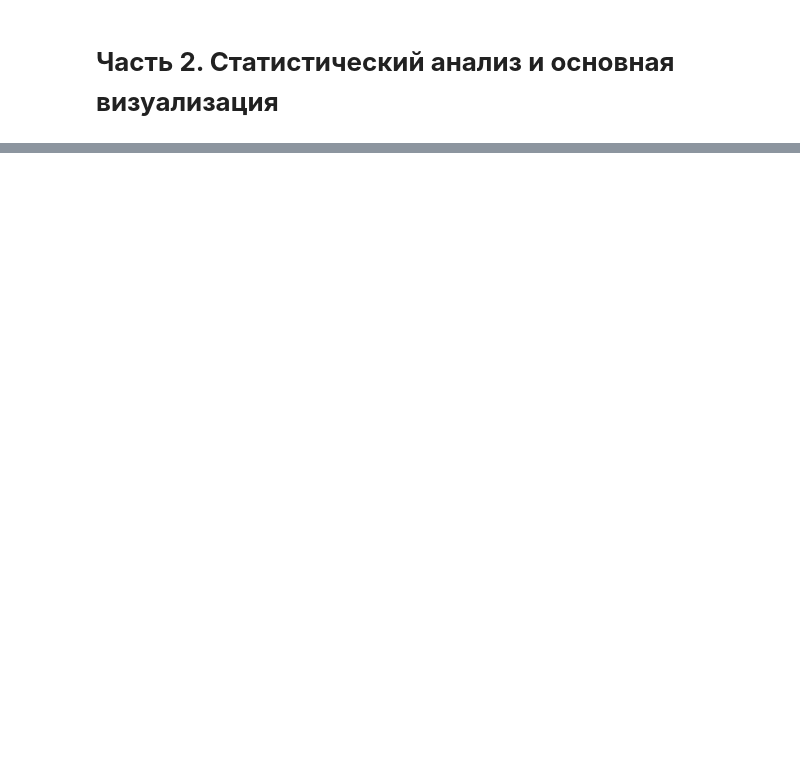
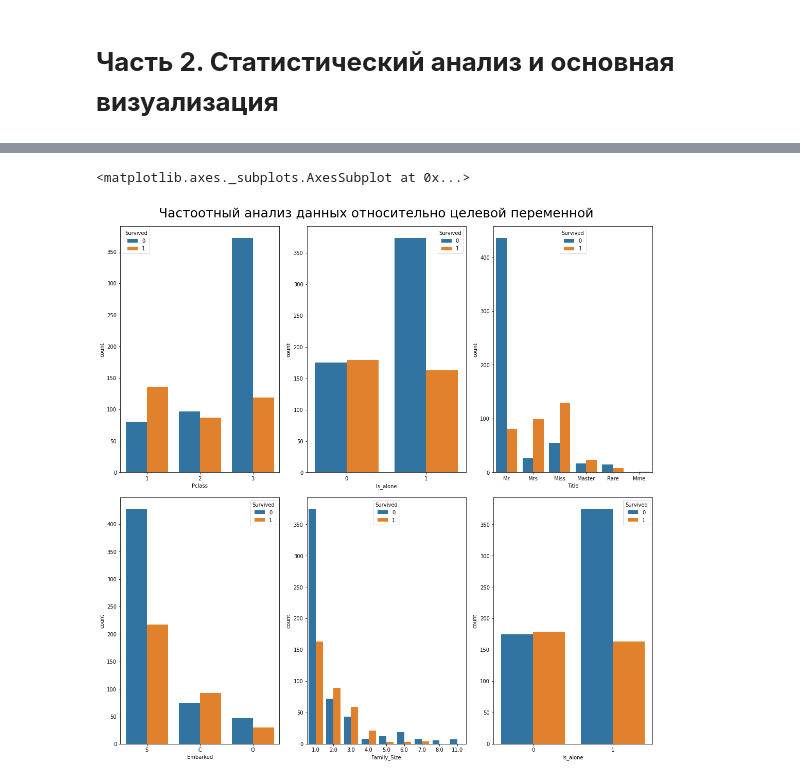
Before and after one commit to AlexeyProvorov/Other_projects, a Jupyter notebook: ML_DiKaprio_visual.ipynb, the cells around one changed output, grey strips where cells are left out. Cells and saved outputs as stored; diff of their text form; code cells hidden in the pictures; blank space fills up the shorter version.

```diff
--- a/ML_DiKaprio_visual.ipynb
+++ b/ML_DiKaprio_visual.ipynb
@@ -229,0 +664,15 @@ array([0, 1, 1, 1, 0, 0, 0, 0, 1, 1, 1, 1, 0, 0, 0, 1, 0, 1, 0, 1, 0, 1,
+# %%
+fig, ax = plt.subplots(2, 3, sharex=False, sharey=False,
+                       figsize=(15,15), constrained_layout=True)
+fig.suptitle('Частоотный анализ данных относительно целевой переменной', fontsize=25)
+
+sns.countplot(x="Pclass", hue='Survived', data=all_data_stat, ax=ax[0,0])
+sns.countplot(x="Is_alone", hue='Survived', data=all_data_stat, ax=ax[0,1])
+sns.countplot(x="Title", hue='Survived', data=all_data_stat, ax=ax[0,2])
+
+sns.countplot(x="Embarked", hue='Survived', data=all_data_stat, ax=ax[1,0])
+sns.countplot(x="Family_Size", hue='Survived', data=all_data_stat, ax=ax[1,1])
+sns.countplot(x="Is_alone", hue='Survived', data=all_data_stat, ax=ax[1,2])
+# %% [output]
+<matplotlib.axes._subplots.AxesSubplot at 0x...>
+[figure, added]
```
Also changed, not shown: parts of 84 cells of this notebook.
